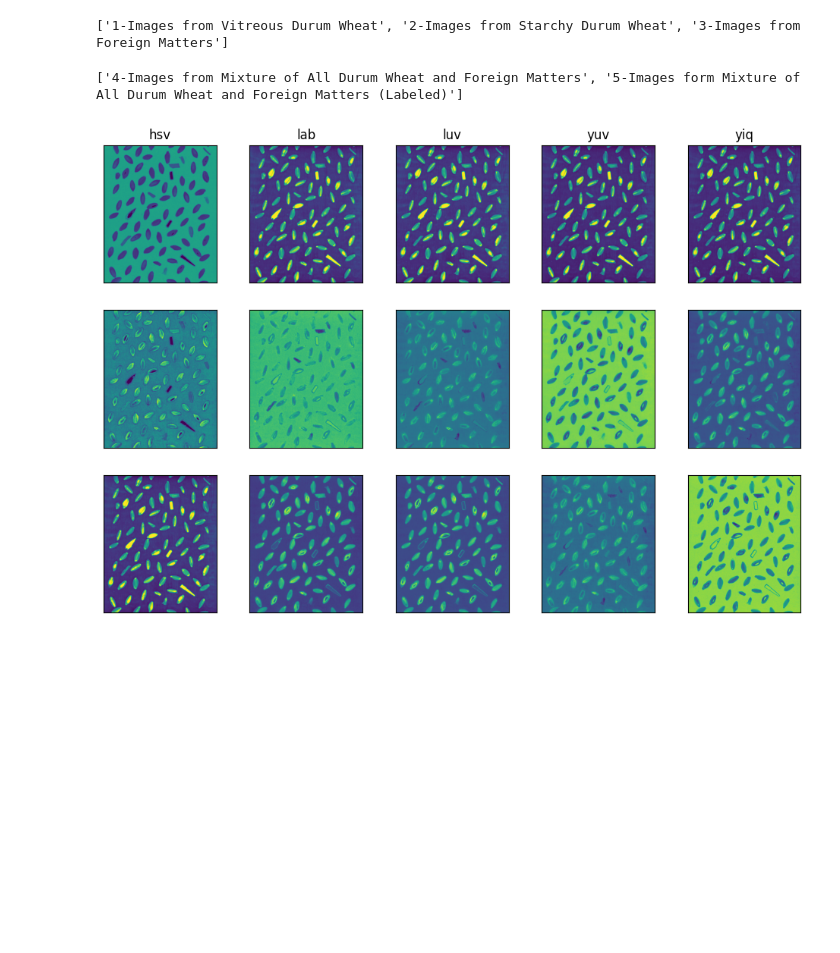
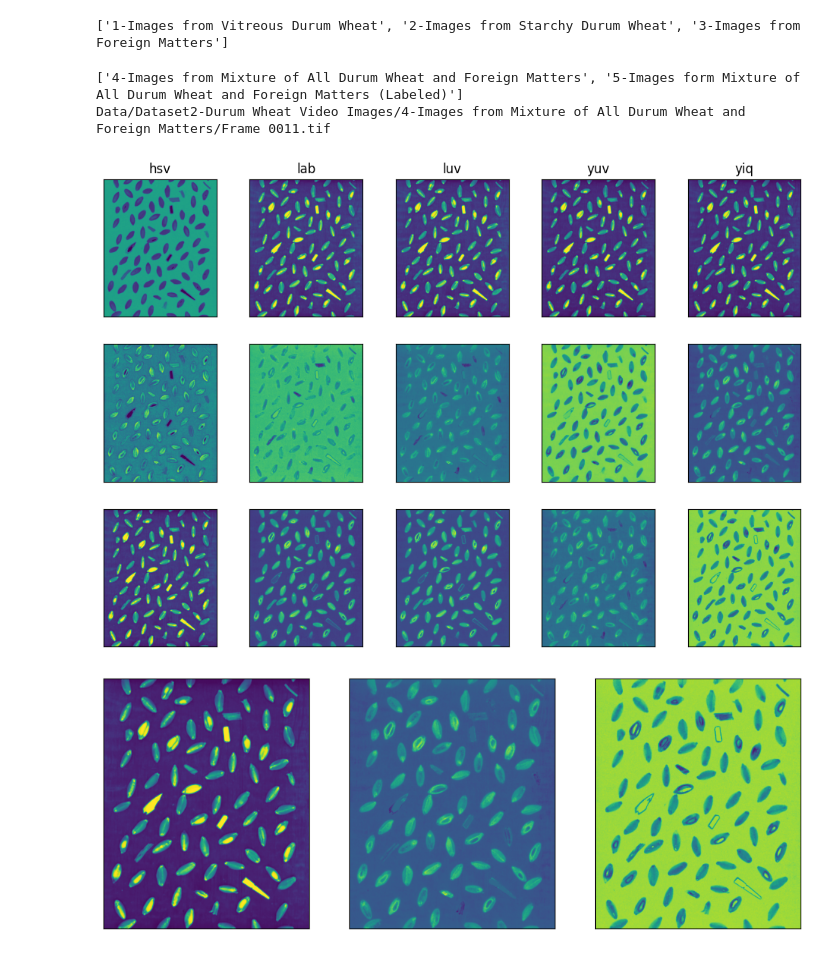
Before and after one commit to jclary-31/Durum_Wheat, a Jupyter notebook: test_unet.ipynb, the cells around one changed output. Drawn from its saved outputs; the diff is of its cells as text; code cells hidden in the pictures; blank space fills up the shorter version.

```diff
--- a/test_unet.ipynb
+++ b/test_unet.ipynb
@@ -87,6 +87,7 @@ for i in range(len(frames)):
 
 
 filename=Df_mix['unlabeled'].iloc[10]
+print(filename)
 img=utils.load_img(filename)
 img_array=utils.img_to_array(img)
 img_array=img_array.astype('uint8')#ok then need of cv2.convertScaleAbs
@@ -108,6 +109,7 @@ img_yCrCb=cv2.cvtColor(img_array,cv2.COLOR_RGB2YCrCb)# same as yuv bbut differen
 from skimage.color import rgb2yiq
 img_yiq=rgb2yiq(img_array)
 
+###figure
 fig,ax=plt.subplots(3,5,figsize=(12,8))
 
 for i in range(3):
@@ -155,7 +157,38 @@ for i in range(3):
 #v negatif, ok? yes, see https://en.wikipedia.org/wiki/Y%E2%80%B2UV
 # %% [output]
 ['4-Images from Mixture of All Durum Wheat and Foreign Matters', '5-Images form Mixture of All Durum Wheat and Foreign Matters (Labeled)']
+Data/Dataset2-Durum Wheat Video Images/4-Images from Mixture of All Durum Wheat and Foreign Matters/Frame 0011.tif
 [figure]
+# %%
+import tensorflow as tf
+
+def color_conversion(x):
+    #if not tf.is_tensor(x):
+    #    x=tf.convert_to_tensor(x)
+    #x=1-x# rgb color are already noramlized by 255
+    #x=tf.image.adjust_hue(img_array, -.4)
+    x=tf.image.adjust_gamma(x, 1.2)#out=in**gamma ;https://en.wikipedia.org/wiki/Gamma_correction
+    x=tf.image.adjust_contrast(x,2)
+    #x=tf.image.adjust_brightness(x,-.7)
+    #x=tf.image.rgb_to_hsv(x)#hsv
+    #x=tf.image.rgb_to_yuv(x)#Luv
+    x=tf.image.rgb_to_yiq(x) #
+    #x= -x
+    #print(x.shape)
+    return x
+
+filename=Df_mix['unlabeled'].iloc[10]
+img=utils.load_img(filename)
+img_array=utils.img_to_array(img)/255
+img_conv=color_conversion(img_array)
+
+fig,ax=plt.subplots(1,3,figsize=(12,16))
+for i in range(3):
+    ax[i].imshow(img_conv[:,:,i])
+    ax[i].set_xticks([])
+    ax[i].set_yticks([])
+# %% [output]
+[figure, added]
 # %%
 #work fine but every wheat has to be differentiate before, which could be problematic for 'live' action
 from tensorflow.keras.backend import clear_session
```
Also changed, not shown: parts of 11 cells of this notebook, 1 other file.
